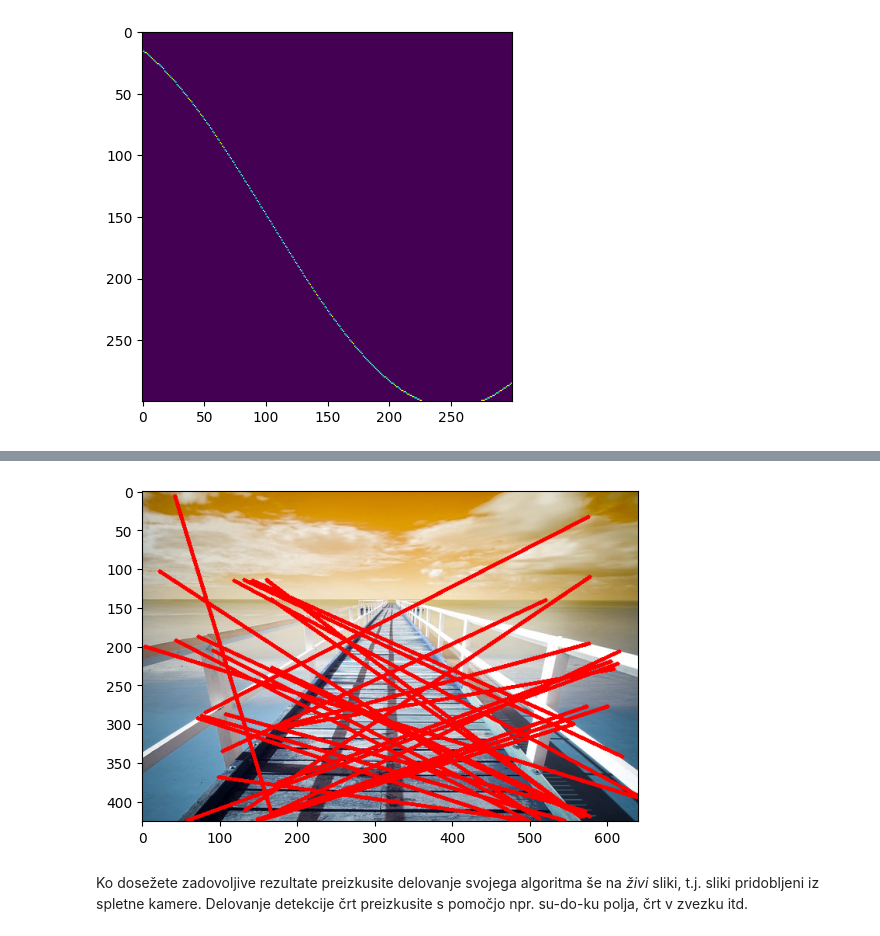
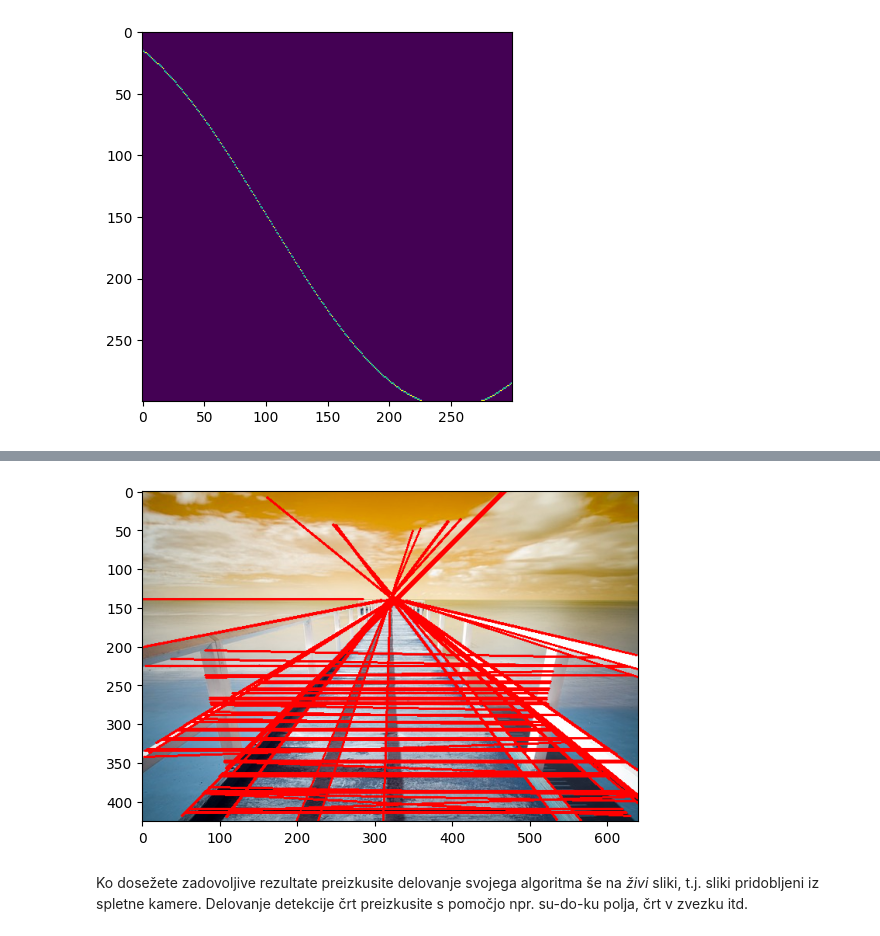
Before and after one commit to Krevs321/Robotika, a Jupyter notebook: vaja2.ipynb, the cells around one changed output, grey strips where cells are left out. Saved outputs shown, nothing was run; the diff lists cells and outputs as text; code cells hidden in the pictures.

```diff
--- a/vaja2.ipynb
+++ b/vaja2.ipynb
@@ -536,32 +539,3 @@ plt.show()
 
 <br>
 <center><img src="attachment:hough_curves.jpg"></center>
-# %%
-# TO-DO
-slika = cv2.imread('material/oneline.png')
-gray = cv2.cvtColor(slika,cv2.COLOR_BGR2GRAY)
-
-kernel_size = 5
-blur_gray = cv2.GaussianBlur(gray,(kernel_size, kernel_size),0)
-low_threshold = 50
-high_threshold = 100
-edges = cv2.Canny(blur_gray, low_threshold, high_threshold)
-
-rho = 1
-theta = np.pi / 180
-threshold = 15
-min_line_length = 50
-max_line_gap = 2
-line_image = np.copy(slika) * 0  #Prazna slika
-
-lines = cv2.HoughLinesP(edges, rho, theta, threshold, np.array([]),
-                    min_line_length, max_line_gap)
-
-for line in lines:
-    for x1,y1,x2,y2 in line:
-        cv2.line(line_image,(x1,y1),(x2,y2),(255,0,0),5)
-lines_edges = cv2.addWeighted(slika, 0.8, line_image, 1, 0)
-
-plt.figure()
-plt.imshow(lines_edges)
-plt.show()
@@ -575,25 +579,25 @@ plt.show()
 <br>
 <center><img src="attachment:hiugh_lines_1.jpg"></center>
 # %%
-#TALE NALOGA TREBA FIXAT
 # TO-DO
 slika = cv2.imread("material/pier.jpg")
 gray = cv2.cvtColor(slika, cv2.COLOR_BGR2GRAY)
 
-edges = cv2.Canny(gray, 10, 130)
+edges = cv2.Canny(gray, 100, 255)
 # Detect points that form a line
-lines = cv2.HoughLinesP(edges, rho = 100,theta = 1*np.pi/180, threshold = 50, minLineLength = 400,maxLineGap = 60)
+lines = cv2.HoughLinesP(edges, rho = 1,theta = 1*np.pi/180, threshold = 100, minLineLength = 200,maxLineGap = 300)
 
 # Draw lines on the image
 for line in lines:
     x1,y1,x2,y2=line[0]
-    cv2.line(slika, (x1, y1), (x2, y2), (255, 0, 0), 3)
+    cv2.line(slika, (x1, y1), (x2, y2), (255, 0, 0), 2)
+
 
 plt.figure()
 plt.imshow(slika)
 plt.show()
 # %% [output]
-[figure, old version]
+[figure, new version]
 # %% [markdown]
 Ko dosežete zadovoljive rezultate preizkusite delovanje svojega algoritma še na <i>živi</i> sliki, t.j. sliki pridobljeni iz spletne kamere. Delovanje detekcije črt preizkusite s pomočjo npr. su-do-ku polja, črt v zvezku itd.
 # %%
```
Also changed, not shown: parts of 9 cells of this notebook.
